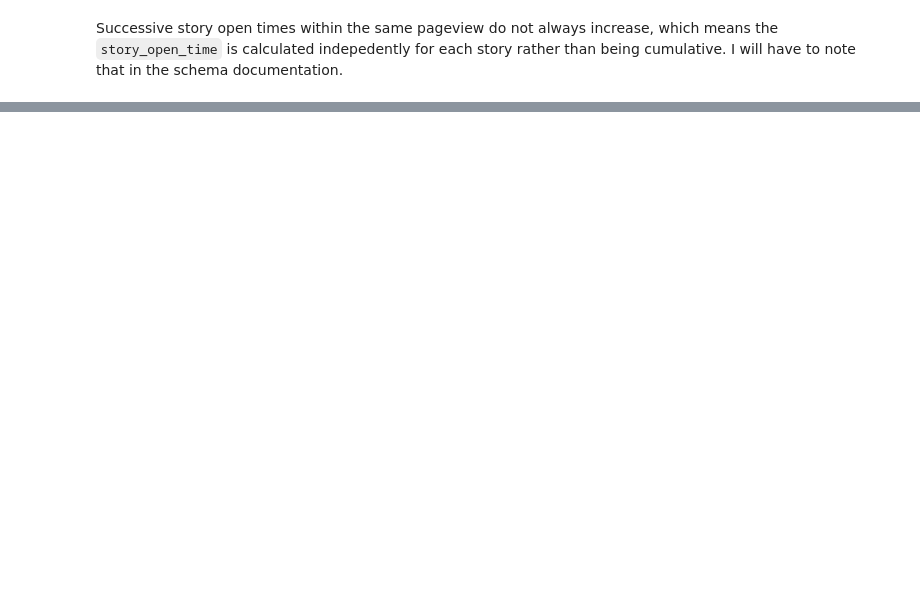
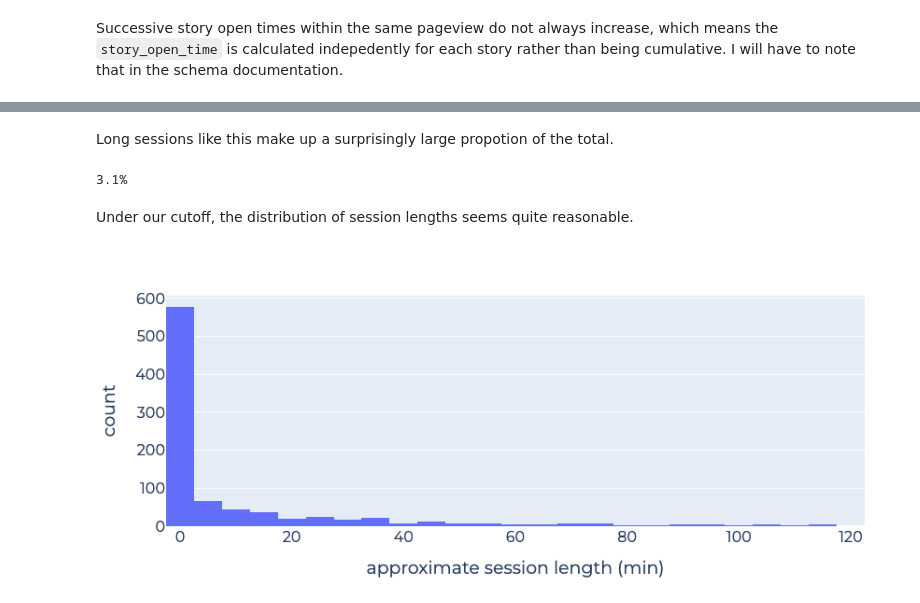
Before and after one commit to wikimedia-research/2022-Wikistories, a Jupyter notebook: work_logs/2022-10_data_check.ipynb, the cells around one changed output, grey strips where cells are left out. Saved outputs shown, nothing was run; the diff lists cells and outputs as text; code cells hidden in the pictures; blank space fills up the shorter version.

```diff
--- a/work_logs/2022-10_data_check.ipynb
+++ b/work_logs/2022-10_data_check.ipynb
@@ -183,4 +190,6 @@ SELECT
 FROM event.mediawiki_wikistories_consumption_event
 WHERE
     year >= 0
-""")
+""").assign(
+    dt=lambda df: pd.to_datetime(df["dt"])
+)
@@ -254,0 +302,11 @@ Name: story_open_time, dtype: object
+# %%
+session = (
+    consumer_events
+    .groupby("activity_session_id")
+    .agg(
+        approx_duration=("dt", lambda s: s.max() - s.min()),
+        event_count=("event_type", len)
+    )
+)
+
+session
@@ -254,0 +359,26 @@ Name: story_open_time, dtype: object
+# %% [markdown]
+Long sessions like this make up a surprisingly large propotion of the total.
+# %%
+long_session = session[lambda df: df["approx_duration"] >= "2 hr, 30 min"]
+
+print(pct_str(len(long_session) / len(session)))
+# %% [output]
+3.1%
+# %% [markdown]
+Under our cutoff, the distribution of session lengths seems quite reasonable.
+# %%
+short_session = (
+    session
+    .drop(long_session.index)
+    .assign(
+        approx_duration=lambda df: df["approx_duration"].dt.seconds / 60
+    )
+)
+
+px.histogram(
+    short_session,
+    x="approx_duration",
+    labels={"approx_duration": "approximate session length (min)"}
+)
+# %% [output]
+[figure, added]
```
Also changed, not shown: parts of 15 cells of this notebook.
